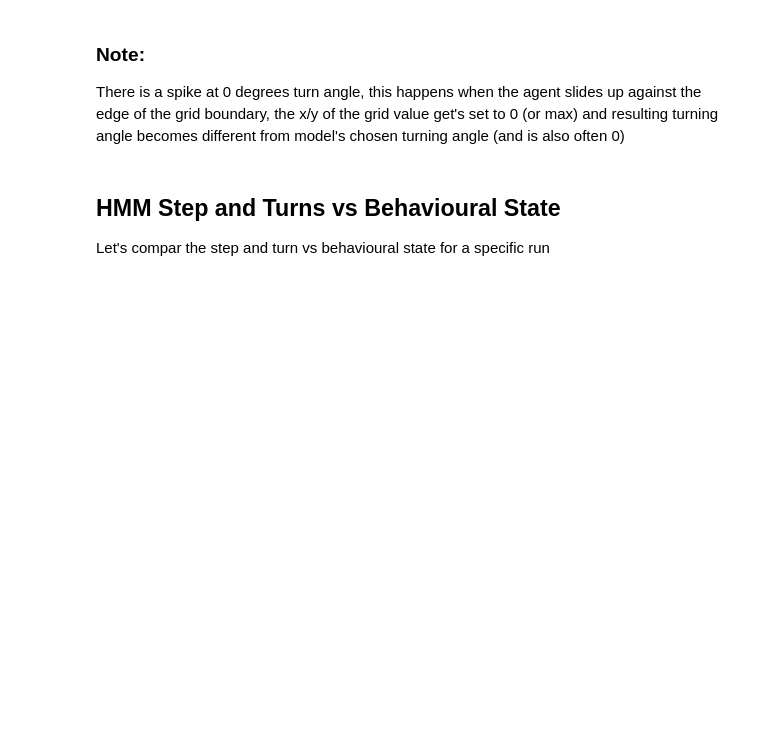
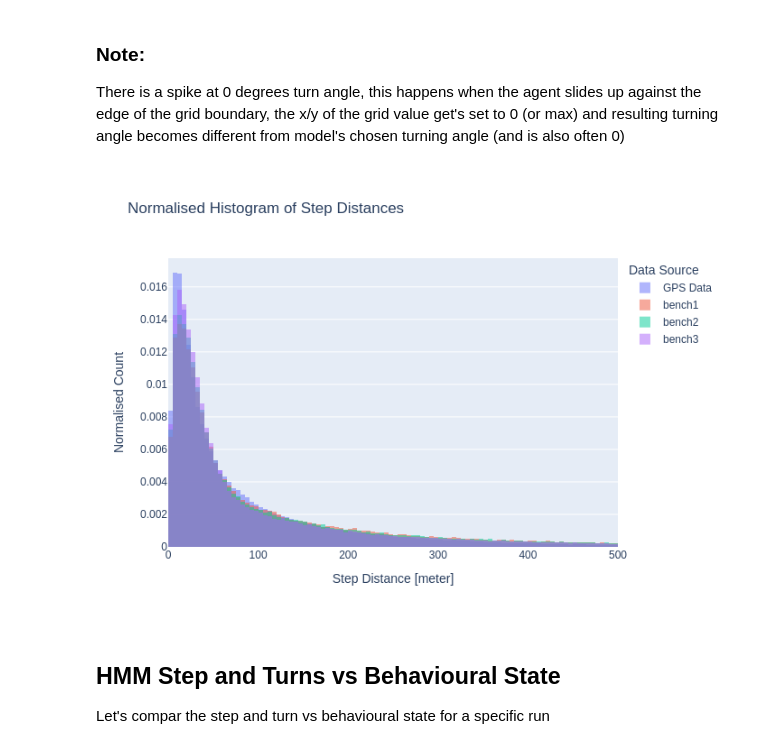
Before and after one commit to GMU-GeoSciences/Repast4pyModels, a Jupyter notebook: Notebooks/04-Post ABM Run.ipynb, the cells around one changed output. Drawn from its saved outputs; the diff is of its cells as text; code cells hidden in the pictures; blank space fills up the shorter version.

```diff
--- a/Notebooks/04-Post ABM Run.ipynb
+++ b/Notebooks/04-Post ABM Run.ipynb
@@ -476,0 +473,4 @@ fig.show()
+# %%
+gdf_sim['geometry_prev'] = gdf_sim.groupby('ID')['geometry'].shift(1)
+gdf_sim['geometry_next'] = gdf_sim.groupby('ID')['geometry'].shift(-1)
+gdf_sim = gdf_sim.dropna(subset=['geometry_prev','geometry_next'])
@@ -489,40 +502,42 @@ fig.add_trace(go.Histogram(x=gdf_gps["step_distance"],
 
 for filepath in gdf_sim['filename'].unique():
     df = gdf_sim[gdf_sim['filename'] == filepath]
-    fig.add_trace(go.Histogram(x=df["step_distance"]/30,
+    fig.add_trace(go.Histogram(x=df["step"],
                                histnorm='probability density',
                                name = f'{filepath}'))
 
 
 fig.update_traces(xbins=dict( # bins used for histogram
         start=0,
-        end=1000,
-        size=10
+        end=500,
+        size=5
     ))
 
 fig.update_layout(
     title=dict(
         text="Normalised Histogram of Step Distances"
     ),
     yaxis=dict(
         title=dict(
             text="Normalised Count"
         )
     ),
     xaxis=dict(
         title=dict(
             text="Step Distance [meter]"
         )
     ),
     legend=dict(
         title=dict(
             text="Data Source"
         )
     ),
 )
 fig.update_layout(barmode='overlay')
 fig.update_traces(opacity=0.5)
 fig.show()
+# %% [output]
+[figure, added]
 # %% [markdown]
 ## HMM Step and Turns vs Behavioural State
 Let's compar the step and turn vs behavioural state for a specific run
```
Also changed, not shown: parts of 33 cells of this notebook, 49 other files.
